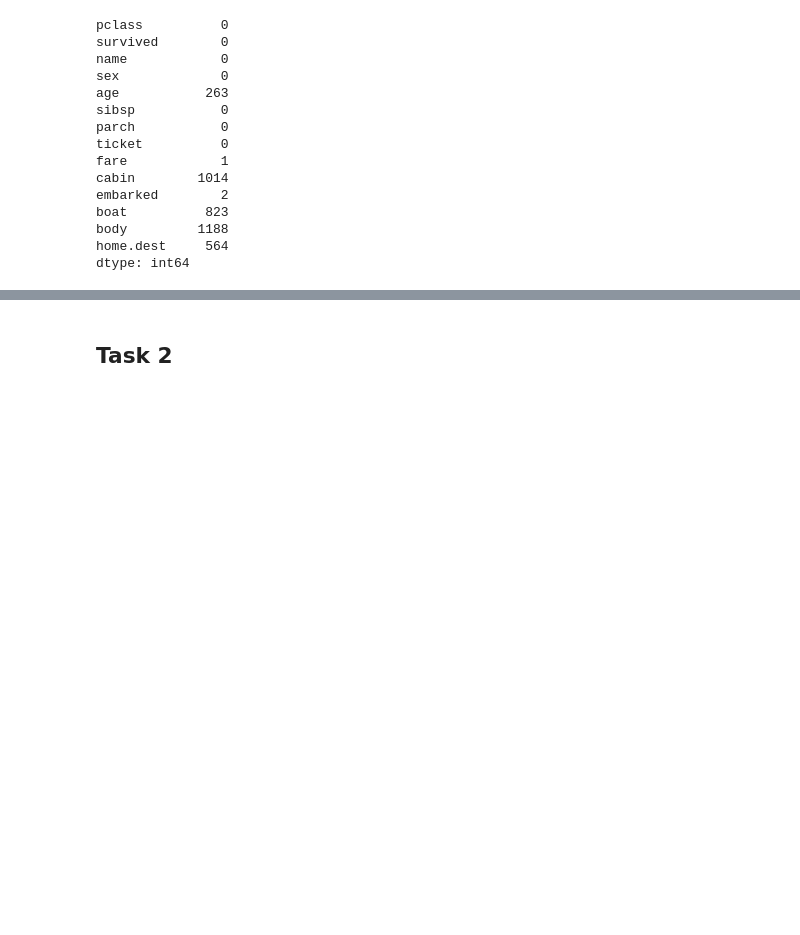
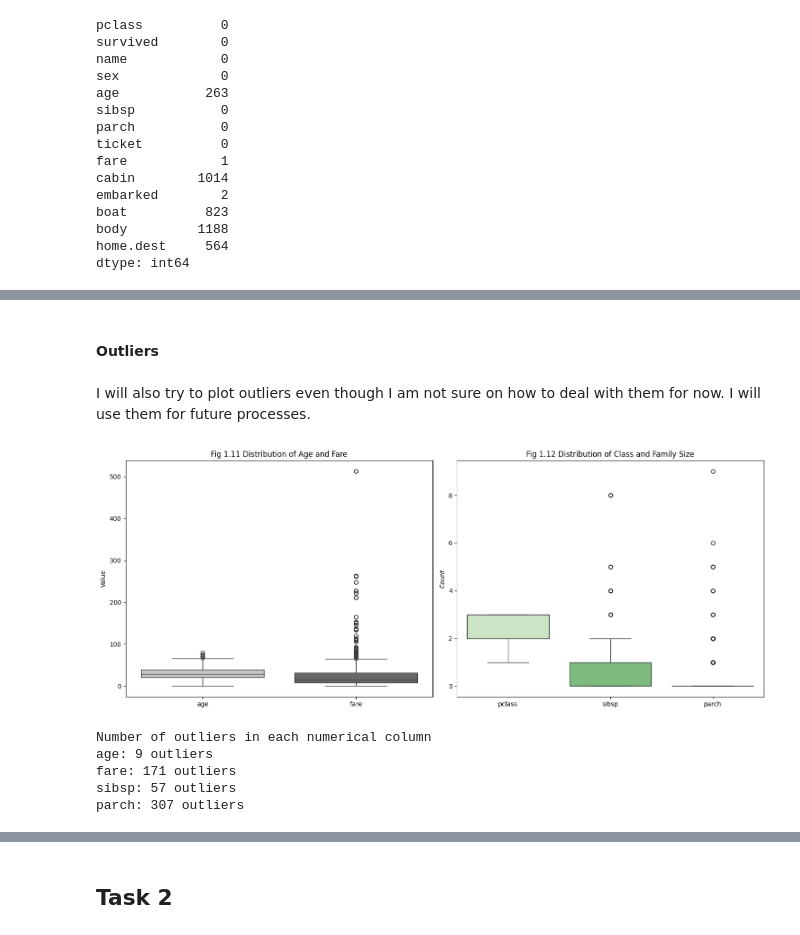
Before and after one commit to Soimanul/ML-fundamentals-2025, a Jupyter notebook: assignment_1_Vlad_Soimu[Soimu].ipynb, the cells around one changed output, grey strips where cells are left out. Drawn from its saved outputs; the diff is of its cells as text; code cells hidden in the pictures; blank space fills up the shorter version.

```diff
--- a/assignment_1_Vlad_Soimu[Soimu].ipynb
+++ b/assignment_1_Vlad_Soimu[Soimu].ipynb
@@ -82,3 +83,10 @@ boat          823
 body         1188
 home.dest     564
 dtype: int64
+# %%
+categorical_cols = ['pclass', 'survived', 'sex', 'embarked']
+print("Unique Values in categorical columns")
+print("_" * 50)
+for col in categorical_cols:
+    print(f"\n{col}:")
+    print(df[col].value_counts())
@@ -84,0 +248,44 @@ dtype: int64
+# %% [markdown]
+#### Outliers
+# %% [markdown]
+I will also try to plot outliers even though I am not sure on how to deal with them for now. I will use them for future processes.
+# %%
+plt.figure(figsize=(15, 6))
+
+# 1. Box Plot for Age and Fare
+plt.subplot(1, 2, 1)
+ax1 = plt.gca()
+sns.boxplot(data=df[['age', 'fare']], ax=ax1, palette='Greys')
+plt.title('Fig 1.11 Distribution of Age and Fare')
+plt.ylabel('Value')
+
+# 2. Box Plot for Class and Family Size
+plt.subplot(1, 2, 2)
+ax2 = plt.gca()
+sns.boxplot(data=df[['pclass', 'sibsp', 'parch']], ax=ax2, palette='Greens')
+plt.title('Fig 1.12 Distribution of Class and Family Size')
+plt.ylabel('Count')
+
+plt.tight_layout()
+plt.show()
+
+def detect_outliers(df, column):
+    Q1 = df[column].quantile(0.25)
+    Q3 = df[column].quantile(0.75)
+    IQR = Q3 - Q1
+    lower_bound = Q1 - 1.5 * IQR
+    upper_bound = Q3 + 1.5 * IQR
+    outliers = df[(df[column] < lower_bound) | (df[column] > upper_bound)][column]
+    return len(outliers)
+
+print("Number of outliers in each numerical column")
+for col in ['age', 'fare', 'sibsp', 'parch']:
+    n_outliers = detect_outliers(df, col)
+    print(f"{col}: {n_outliers} outliers")
+# %% [output]
+[figure, added]
+Number of outliers in each numerical column
+age: 9 outliers
+fare: 171 outliers
+sibsp: 57 outliers
+parch: 307 outliers
```
Also changed, not shown: parts of 14 cells of this notebook.
